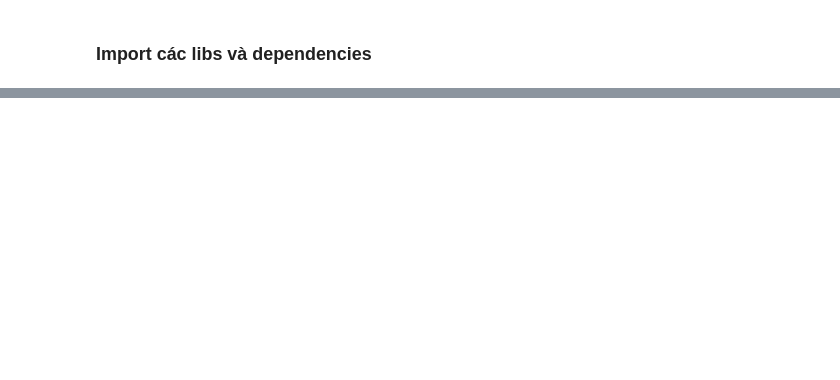
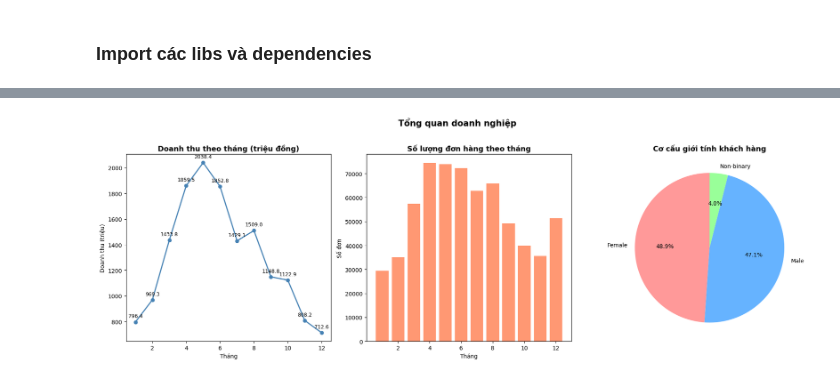
Before and after one commit to mau09022004/Last-Dance-Datathon-2026, a Jupyter notebook: notebooks/LD_02_DA_03_EDA.ipynb, the cells around one changed output, grey strips where cells are left out. Saved outputs shown, nothing was run; the diff lists cells and outputs as text; code cells hidden in the pictures; blank space fills up the shorter version.

```diff
--- a/notebooks/LD_02_DA_03_EDA.ipynb
+++ b/notebooks/LD_02_DA_03_EDA.ipynb
@@ -80,0 +79,12 @@ print(f"Cập nhật lần cuối vào thời điểm {time.asctime()}")
+# %%
+DATA_PATH = '../data/processed/'
+
+orders    = pd.read_csv(os.path.join(DATA_PATH, 'enriched_orders.csv'),   parse_dates=['order_date'])
+customers = pd.read_csv(os.path.join(DATA_PATH, 'enriched_customers.csv'))
+products  = pd.read_csv(os.path.join(DATA_PATH, 'enriched_products.csv'))
+payments  = pd.read_csv(os.path.join(DATA_PATH, 'payments.csv'))
+raw_customers = pd.read_csv(os.path.join(DATA_PATH, 'customers.csv'),     parse_dates=['signup_date'])
+
+print('Dữ liệu đã sẵn sàng cho phân tích.')
+for name, df in [('orders', orders), ('customers', customers), ('products', products)]:
+    print(f'  {name:<12}: {df.shape[0]:>7,} rows, {df.shape[1]} cols')
@@ -80,0 +102,42 @@ print(f"Cập nhật lần cuối vào thời điểm {time.asctime()}")
+# %%
+# Join với payments để tính doanh thu THỰC TẾ thay vì chỉ đếm số đơn
+monthly_agg = (
+    orders
+    .merge(payments[['order_id', 'payment_value']], on='order_id', how='left')
+    .groupby('order_month')
+    .agg(
+        order_count = ('order_id',       'nunique'),
+        revenue     = ('payment_value',  'sum'),
+        avg_order_value = ('payment_value', 'mean')
+    )
+    .reset_index()
+)
+
+fig, axes = plt.subplots(1, 3, figsize=(18, 6))
+
+# 1. Doanh thu theo tháng
+axes[0].plot(monthly_agg['order_month'], monthly_agg['revenue'] / 1e6,
+             marker='o', color='steelblue', linewidth=2)
+axes[0].set_title('Doanh thu theo tháng (triệu đồng)', fontsize=13, fontweight='bold')
+axes[0].set_xlabel('Tháng'); axes[0].set_ylabel('Doanh thu (triệu)')
+for x, y in zip(monthly_agg['order_month'], monthly_agg['revenue'] / 1e6):
+    axes[0].annotate(f'{y:.1f}', (x, y), textcoords='offset points', xytext=(0, 8), ha='center', fontsize=9)
+
+# 2. Số đơn hàng theo tháng
+axes[1].bar(monthly_agg['order_month'], monthly_agg['order_count'],
+            color='coral', alpha=0.8)
+axes[1].set_title('Số lượng đơn hàng theo tháng', fontsize=13, fontweight='bold')
+axes[1].set_xlabel('Tháng'); axes[1].set_ylabel('Số đơn')
+
+# 3. Cơ cấu giới tính
+gender_counts = raw_customers['gender'].value_counts()
+axes[2].pie(gender_counts.values, labels=gender_counts.index,
+            autopct='%1.1f%%', colors=['#ff9999', '#66b3ff', '#99ff99'],
+            startangle=90)
+axes[2].set_title('Cơ cấu giới tính khách hàng', fontsize=13, fontweight='bold')
+
+plt.suptitle('Tổng quan doanh nghiệp', fontsize=15, fontweight='bold', y=1.02)
+plt.tight_layout()
+plt.show()
+# %% [output]
+[figure, added]
```
Also changed, not shown: parts of 26 cells of this notebook, 1 other file.
